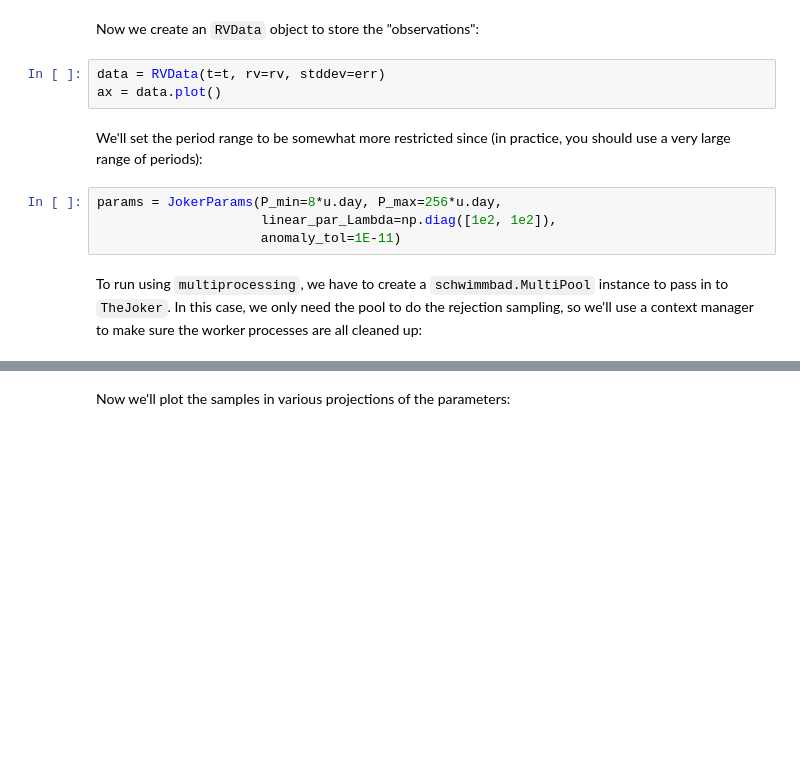
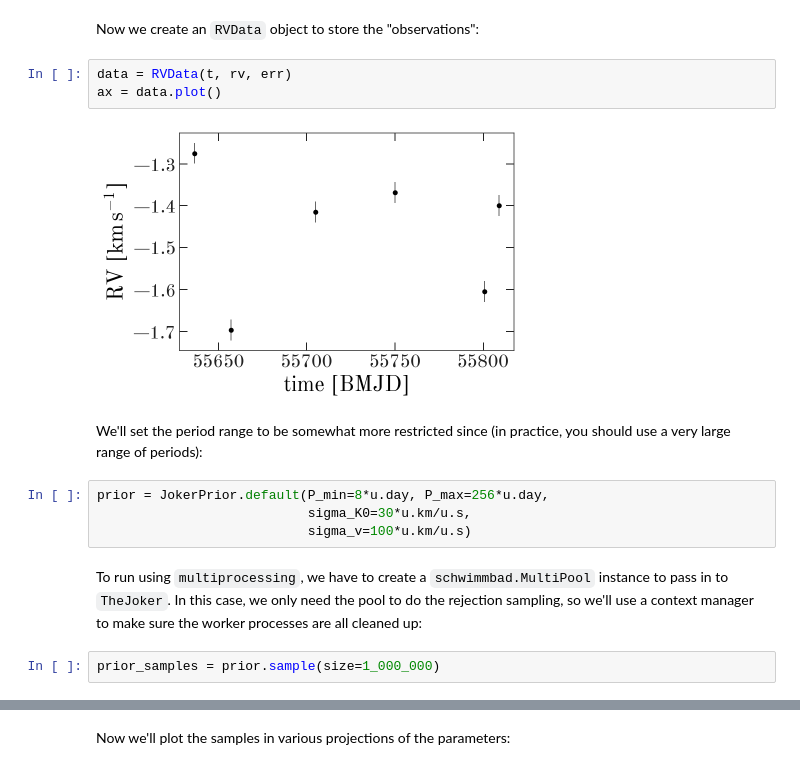
Before and after one commit to adrn/thejoker, a Jupyter notebook: docs/examples/multiproc-example.ipynb, the cells around one changed output, grey strips where cells are left out. Saved outputs shown, nothing was run; the diff lists cells and outputs as text; blank space fills up the shorter version.

```diff
--- a/docs/examples/multiproc-example.ipynb
+++ b/docs/examples/multiproc-example.ipynb
@@ -46,16 +45,20 @@ rv = rv + rnd.normal(0, err.value)*err.unit
 # %% [markdown]
 Now we create an `RVData` object to store the "observations":
 # %%
-data = RVData(t=t, rv=rv, stddev=err)
+data = RVData(t, rv, err)
 ax = data.plot()
+# %% [output]
+[figure, added]
 # %% [markdown]
 We'll set the period range to be somewhat more restricted since (in practice, you should use a very large range of periods):
-# %%
-params = JokerParams(P_min=8*u.day, P_max=256*u.day,
-                     linear_par_Lambda=np.diag([1e2, 1e2]),
-                     anomaly_tol=1E-11)
+# %%
+prior = JokerPrior.default(P_min=8*u.day, P_max=256*u.day,
+                           sigma_K0=30*u.km/u.s,
+                           sigma_v=100*u.km/u.s)
 # %% [markdown]
 To run using `multiprocessing`, we have to create a `schwimmbad.MultiPool` instance to pass in to `TheJoker`. In this case, we only need the pool to do the rejection sampling, so we'll use a context manager to make sure the worker processes are all cleaned up:
+# %%
+prior_samples = prior.sample(size=1_000_000)
 # %%
 %%time
 with schwimmbad.MultiPool() as pool:
```
Also changed, not shown: parts of 4 cells of this notebook, 2 other files.
